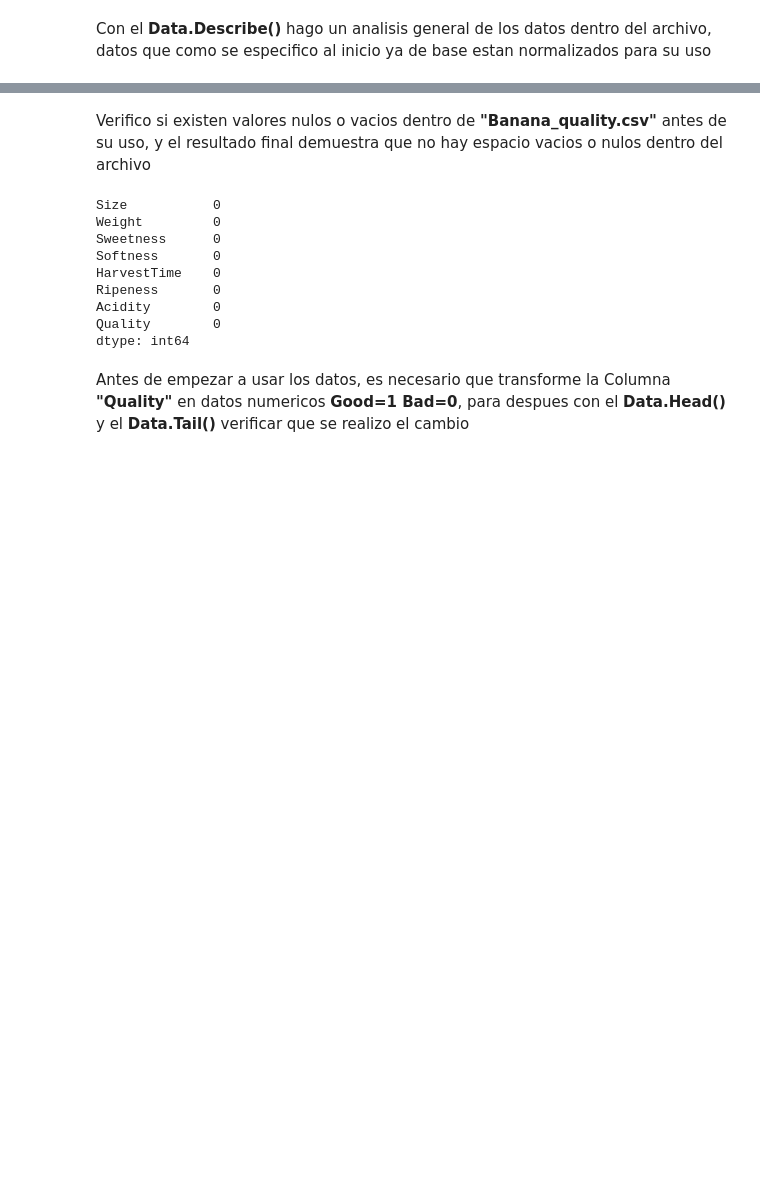
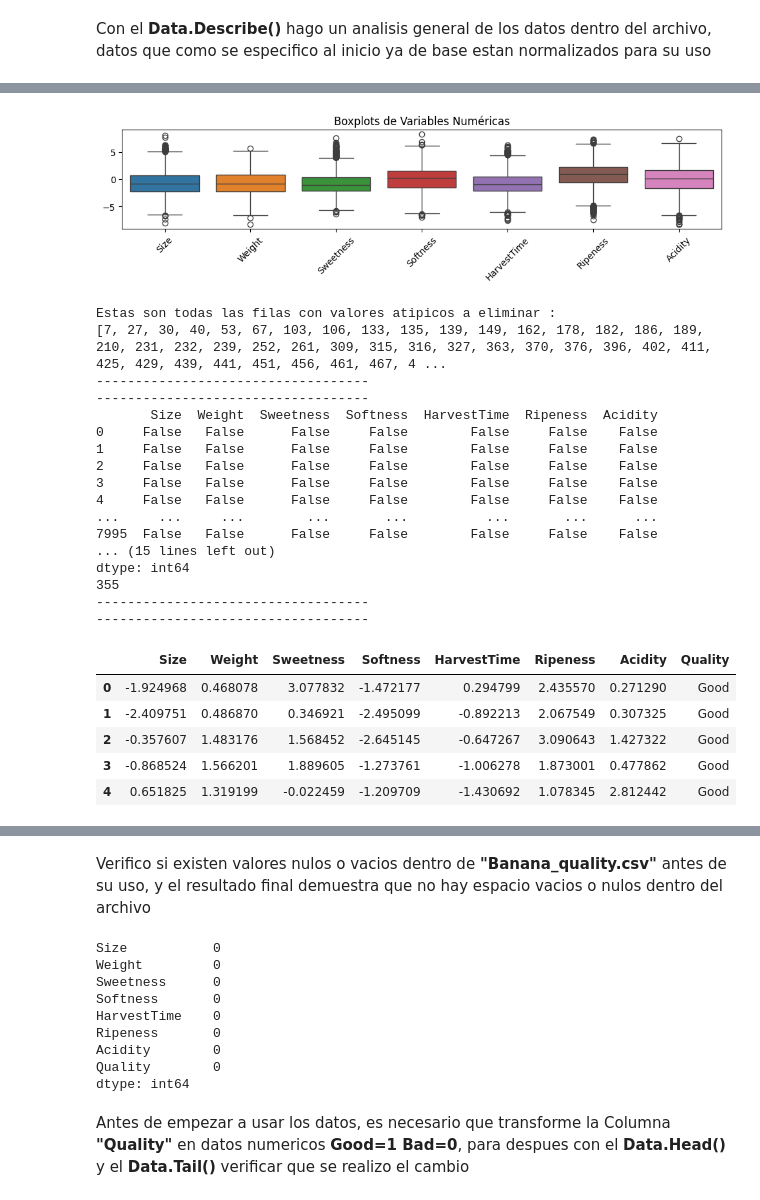
Before and after one commit to JohnnyArvelo/TP-Mate-3-Red-neuronal, a Jupyter notebook: Mate3.ipynb, the cells around one changed output, grey strips where cells are left out. Drawn from its saved outputs; the diff is of its cells as text; code cells hidden in the pictures; blank space fills up the shorter version.

```diff
--- a/Mate3.ipynb
+++ b/Mate3.ipynb
@@ -89,0 +51,70 @@ df.describe()
+# %%
+import seaborn as sns
+import matplotlib.pyplot as plt
+
+# Se seleccionan solo las columnas numéricas para el análisis de valores atípicos
+numeric_columns = data.select_dtypes(include=['float64', 'int64']).columns
+
+# Crear boxplots para cada variable numérica
+#El boxplot me permite visualizar la dispersión, la mediana y la presencia de valores atípicos
+plt.figure(figsize=(12, 2))
+sns.boxplot(data=data[numeric_columns])
+plt.title('Boxplots de Variables')
+plt.xticks(rotation=45)
+plt.show()
+
+# Calcular el rango intercuartílico (IQR) para cada columna numérica
+Q1 = data[numeric_columns].quantile(0.25)
+Q3 = data[numeric_columns].quantile(0.75)
+IQR = Q3 - Q1
+
+# Identificar valores atípicos utilizando el criterio del IQR
+outliers = ((data[numeric_columns] < (Q1 - 1.5 * IQR)) | (data[numeric_columns] > (Q3 + 1.5 * IQR)))
+atipicos = ((data[numeric_columns] < (Q1 - 1.5 * IQR)) | (data[numeric_columns] > (Q3 + 1.5 * IQR))).any(axis=1)
+eliminar=[]
+for i in range(data.shape[0]):
+  if atipicos[i] == True:
+    eliminar.append(i)
+print("Estas son todas las filas con valores atipicos a eliminar :")
+print(eliminar)
+filtrados= data.drop(eliminar,axis=0)
+print("-----------------------------------")
+print("-----------------------------------")
+
+print(outliers)
+print("-----------------------------------")
+print("-----------------------------------")
+# Contar el número de valores atípicos por fila
+num_outliers = outliers.sum()
+num_filtrados = atipicos.sum()
+print(num_outliers)
+print(num_filtrados)
+
+print("-----------------------------------")
+print("-----------------------------------")
+filtrados.head()
+# %% [output]
+[figure, added]
+Estas son todas las filas con valores atipicos a eliminar :
+[7, 27, 30, 40, 53, 67, 103, 106, 133, 135, 139, 149, 162, 178, 182, 186, 189, 210, 231, 232, 239, 252, 261, 309, 315, 316, 327, 363, 370, 376, 396, 402, 411, 425, 429, 439, 441, 451, 456, 461, 467, 4 ...
+-----------------------------------
+-----------------------------------
+       Size  Weight  Sweetness  Softness  HarvestTime  Ripeness  Acidity
+0     False   False      False     False        False     False    False
+1     False   False      False     False        False     False    False
+2     False   False      False     False        False     False    False
+3     False   False      False     False        False     False    False
+4     False   False      False     False        False     False    False
+...     ...     ...        ...       ...          ...       ...      ...
+7995  False   False      False     False        False     False    False
+... (15 lines left out)
+dtype: int64
+355
+-----------------------------------
+-----------------------------------
+|  | Size | Weight | Sweetness | Softness | HarvestTime | Ripeness | Acidity | Quality |
+| 0 | -1.924968 | 0.468078 | 3.077832 | -1.472177 | 0.294799 | 2.435570 | 0.271290 | Good |
+| 1 | -2.409751 | 0.486870 | 0.346921 | -2.495099 | -0.892213 | 2.067549 | 0.307325 | Good |
+| 2 | -0.357607 | 1.483176 | 1.568452 | -2.645145 | -0.647267 | 3.090643 | 1.427322 | Good |
+| 3 | -0.868524 | 1.566201 | 1.889605 | -1.273761 | -1.006278 | 1.873001 | 0.477862 | Good |
+| 4 | 0.651825 | 1.319199 | -0.022459 | -1.209709 | -1.430692 | 1.078345 | 2.812442 | Good |
```
Also changed, not shown: parts of 22 cells of this notebook.
